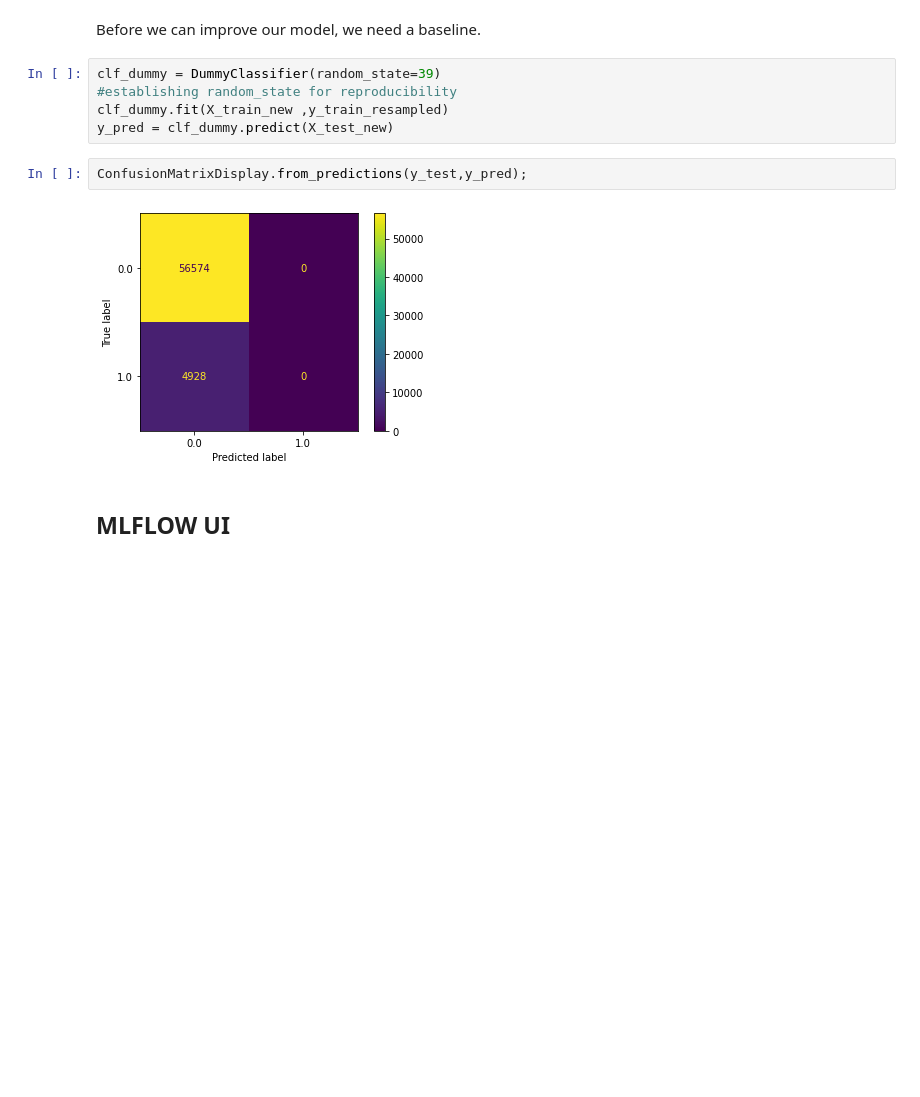
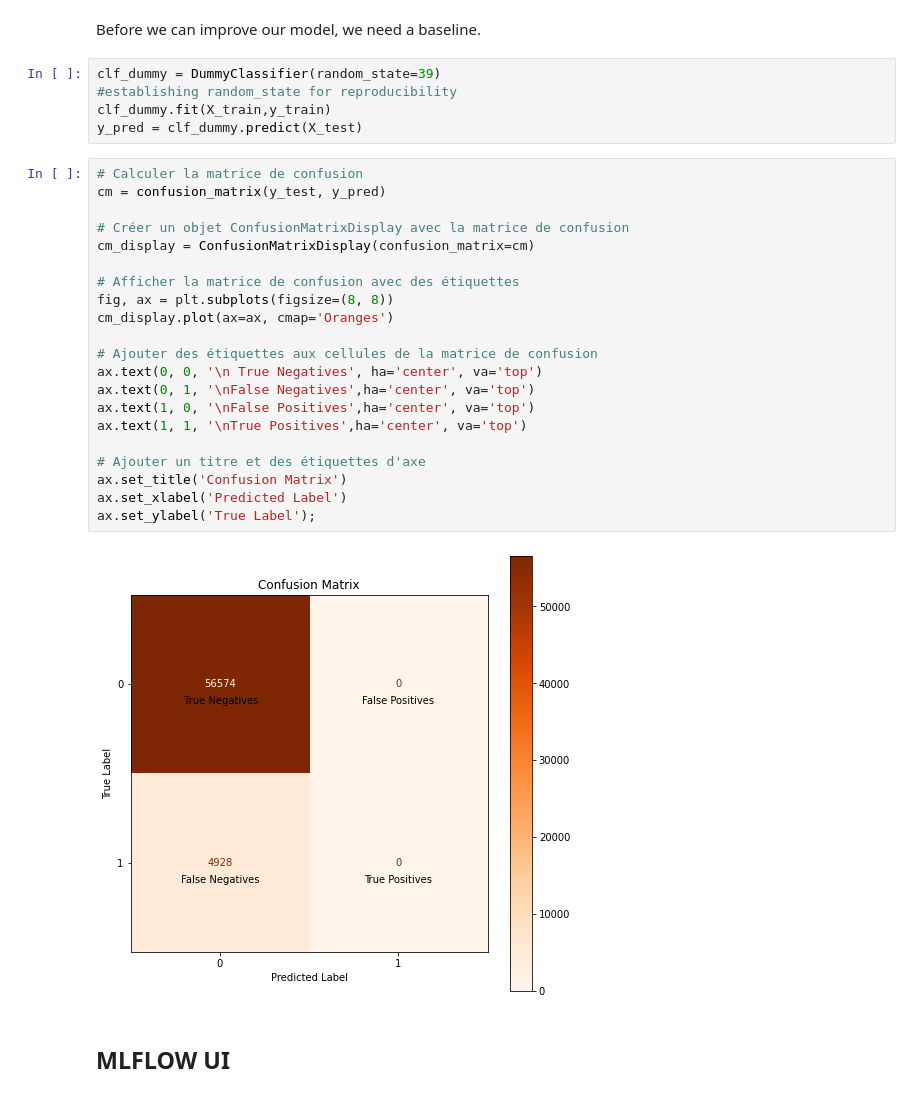
Before and after one commit to TomatoKetchoup/implement_scoring_loan, a Jupyter notebook: notebook/scoring_loan.ipynb, the cells around one changed output. Saved outputs shown, nothing was run; the diff lists cells and outputs as text; blank space fills up the shorter version.

```diff
--- a/notebook/scoring_loan.ipynb
+++ b/notebook/scoring_loan.ipynb
@@ -139,12 +158,31 @@ Before we can improve our model, we need a baseline.
 # %%
 clf_dummy = DummyClassifier(random_state=39)
 #establishing random_state for reproducibility
-clf_dummy.fit(X_train_new ,y_train_resampled)
-y_pred = clf_dummy.predict(X_test_new)
+clf_dummy.fit(X_train,y_train)
+y_pred = clf_dummy.predict(X_test)
 # %%
-ConfusionMatrixDisplay.from_predictions(y_test,y_pred);
+# Calculer la matrice de confusion
+cm = confusion_matrix(y_test, y_pred)
+
+# Créer un objet ConfusionMatrixDisplay avec la matrice de confusion
+cm_display = ConfusionMatrixDisplay(confusion_matrix=cm)
+
+# Afficher la matrice de confusion avec des étiquettes
+fig, ax = plt.subplots(figsize=(8, 8))
+cm_display.plot(ax=ax, cmap='Oranges')
+
+# Ajouter des étiquettes aux cellules de la matrice de confusion
+ax.text(0, 0, '\n True Negatives', ha='center', va='top')
+ax.text(0, 1, '\nFalse Negatives',ha='center', va='top')
+ax.text(1, 0, '\nFalse Positives',ha='center', va='top')
+ax.text(1, 1, '\nTrue Positives',ha='center', va='top')
+
+# Ajouter un titre et des étiquettes d'axe
+ax.set_title('Confusion Matrix')
+ax.set_xlabel('Predicted Label')
+ax.set_ylabel('True Label');
 # %% [output]
-[figure, old version]
+[figure, new version]
 # %% [markdown]
 ## MLFLOW UI
 # %%
```
Also changed, not shown: parts of 54 cells of this notebook.
